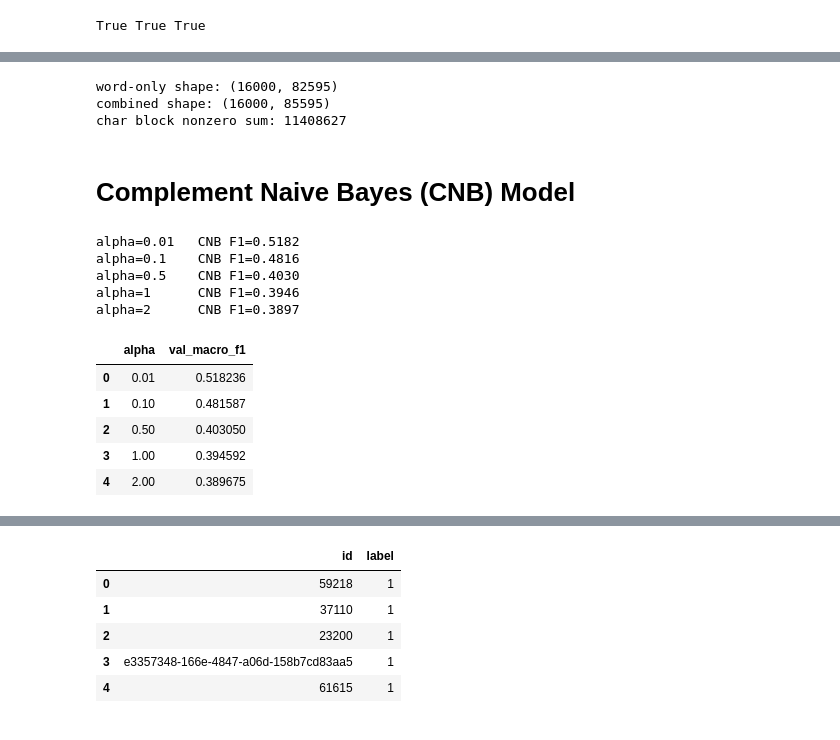
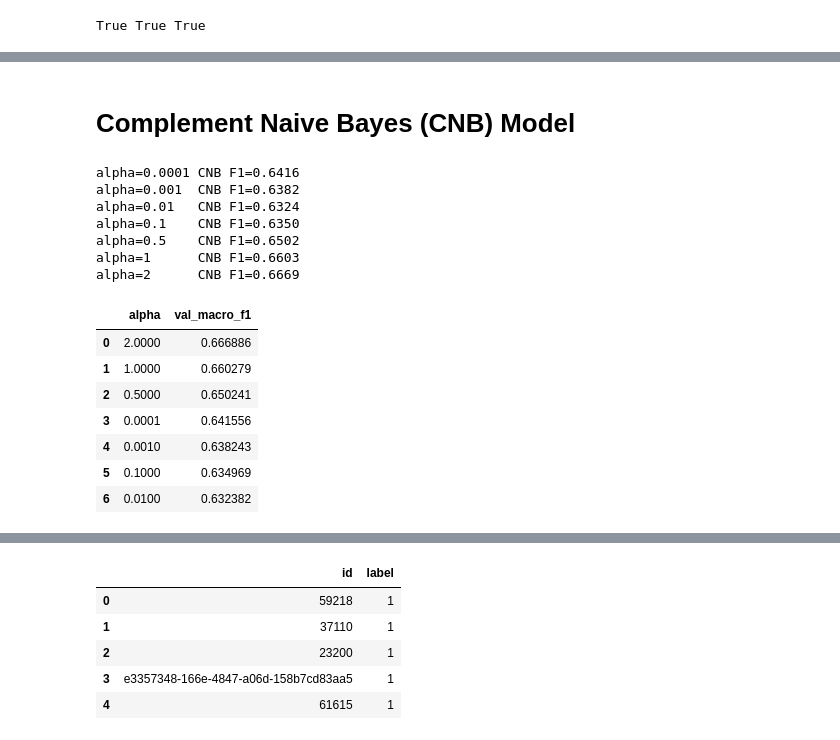
Before and after one commit to lav-22/TheHomiesML, a Jupyter notebook: notebooks/cnb-from-scratch.ipynb, the cells around one changed output, grey strips where cells are left out. Saved outputs shown, nothing was run; the diff lists cells and outputs as text; code cells hidden in the pictures.

Commit message:
modified sgd, nb, cnb models

```diff
--- a/notebooks/cnb-from-scratch.ipynb
+++ b/notebooks/cnb-from-scratch.ipynb
@@ -29,8 +29,8 @@ SUBMISSIONS_DIR = PROJECT_ROOT / "submissions"
 FIGURES_DIR = PROJECT_ROOT / "reports" / "figures"
 SUBMISSIONS_DIR.mkdir(parents=True, exist_ok=True)
 
-TRAIN_PATH = DATA_DIR / "train.csv"
-TEST_PATH = DATA_DIR / "test.csv"
+TRAIN_PATH = DATA_DIR / "train_features.csv"
+TEST_PATH = DATA_DIR / "test_features.csv"
 SPLIT_PATH = DATA_DIR / "splits" / "shared_validation_split.csv"
 
 print(TRAIN_PATH.exists(), TEST_PATH.exists(), SPLIT_PATH.exists())
@@ -62,8 +70 @@ print(round(y_train.mean(), 4), round(y_val.mean(), 4))
 0.6252 0.6252
-# %%
-# TF-IDF
-tfidf = TfidfVectorizer()
-X_train = tfidf.fit_transform(X_train_text)
-X_val = tfidf.transform(X_val_text)
-
-print(X_train.shape, X_val.shape)
@@ -95,83 +71,72 @@ combined shape: (16000, 85595) (4000, 85595)
-# %%
-print("word-only shape:", X_train.shape)
-print("combined shape:", X_train_combined.shape)
-print("char block nonzero sum:", X_train_char.nnz)
-# %% [output]
-word-only shape: (16000, 82595)
-combined shape: (16000, 85595)
-char block nonzero sum: 11408627
 # %% [markdown]
 # Complement Naive Bayes (CNB) Model
 # %%
-# build model
 def cnb_fit(X, y, alpha=1.0, normalize=True):
     classes = np.unique(y)
     n_classes = len(classes)
     n_features = X.shape[1]
 
-    class_log_prior = np.zeros(n_classes)
     complement_weights = np.zeros((n_classes, n_features))
-
-    total_feature_mass = np.asarray(X.sum(axis=0)).ravel()   # sum across ALL documents, once
+    total_feature_mass = np.asarray(X.sum(axis=0)).ravel()
 
     for idx, c in enumerate(classes):
         X_c = X[y == c]
-        class_log_prior[idx] = np.log(X_c.shape[0] / X.shape[0])
-
         class_feature_mass = np.asarray(X_c.sum(axis=0)).ravel()
-        complement_mass = total_feature_mass - class_feature_mass + alpha   # all OTHER classes' mass
+        complement_mass = total_feature_mass - class_feature_mass + alpha
         complement_total = complement_mass.sum()
 
         weights = np.log(complement_mass / complement_total)
-
         if normalize:
-            weights = weights / np.sum(np.abs(weights))   # per original CNB paper — improves stability
+            weights = weights / np.sum(np.abs(weights))
 
         complement_weights[idx] = weights
 
-    return classes, class_log_prior, complement_weights
+    return classes, complement_weights
 # %%
-# predict
-def cnb_predict_scores(X, class_log_prior, complement_weights):
+def cnb_predict_scores(X, complement_weights):
     return X @ complement_weights.T
 
 
-def cnb_predict(X, classes, class_log_prior, complement_weights):
-    scores = cnb_predict_scores(X, class_log_prior, complement_weights)
+def cnb_predict(X, classes, complement_weights):
+    scores = cnb_predict_scores(X, complement_weights)
     return classes[np.argmin(scores, axis=1)]
 
 
-def cnb_predict_proba(X, class_log_prior, complement_weights):
-    scores = cnb_predict_scores(X, class_log_prior, complement_weights)
-    neg_scores = -scores                                  # flip sign so higher = more likely, for softmax
+def cnb_predict_proba(X, complement_weights):
+    scores = cnb_predict_scores(X, complement_weights)
+    neg_scores = -scores
     neg_scores -= neg_scores.max(axis=1, keepdims=True)
     proba = np.exp(neg_scores)
     return proba / proba.sum(axis=1, keepdims=True)
 # %%
 # find best 'alpha' value
 cnb_results = []
 
-for alpha in [0.01, 0.1, 0.5, 1, 2]:
-    classes, class_log_prior, complement_weights = cnb_fit(X_train, y_train, alpha=alpha)
-    preds = cnb_predict(X_val, classes, class_log_prior, complement_weights)
+for alpha in [0.0001, 0.001, 0.01, 0.1, 0.5, 1, 2]:
+    classes, complement_weights = cnb_fit(X_train, y_train, alpha=alpha)
+    preds = cnb_predict(X_val, classes, complement_weights)
     score = calculate_macro_f1(y_val, preds)
     cnb_results.append({"alpha": alpha, "val_macro_f1": score})
     print(f"alpha={alpha:<6} CNB F1={score:.4f}")
 
 cnb_results_df = pd.DataFrame(cnb_results).sort_values("val_macro_f1", ascending=False).reset_index(drop=True)
 cnb_results_df
 # %% [output]
-alpha=0.01   CNB F1=0.5182
-alpha=0.1    CNB F1=0.4816
-alpha=0.5    CNB F1=0.4030
-alpha=1      CNB F1=0.3946
-alpha=2      CNB F1=0.3897
+alpha=0.0001 CNB F1=0.6416
+alpha=0.001  CNB F1=0.6382
+alpha=0.01   CNB F1=0.6324
+alpha=0.1    CNB F1=0.6350
+alpha=0.5    CNB F1=0.6502
+alpha=1      CNB F1=0.6603
+alpha=2      CNB F1=0.6669
 |  | alpha | val_macro_f1 |
-| 0 | 0.01 | 0.518236 |
-| 1 | 0.10 | 0.481587 |
-| 2 | 0.50 | 0.403050 |
-| 3 | 1.00 | 0.394592 |
-| 4 | 2.00 | 0.389675 |
+| 0 | 2.0000 | 0.666886 |
+| 1 | 1.0000 | 0.660279 |
+| 2 | 0.5000 | 0.650241 |
+| 3 | 0.0001 | 0.641556 |
+| 4 | 0.0010 | 0.638243 |
+| 5 | 0.1000 | 0.634969 |
+| 6 | 0.0100 | 0.632382 |
 # %%
 best_alpha = float(cnb_results_df.iloc[0].alpha)
 print("best alpha:", best_alpha, "val Macro F1:", round(float(cnb_results_df.iloc[0].val_macro_f1), 6))
```
Also changed, not shown: parts of 11 cells of this notebook, 6 other files.
